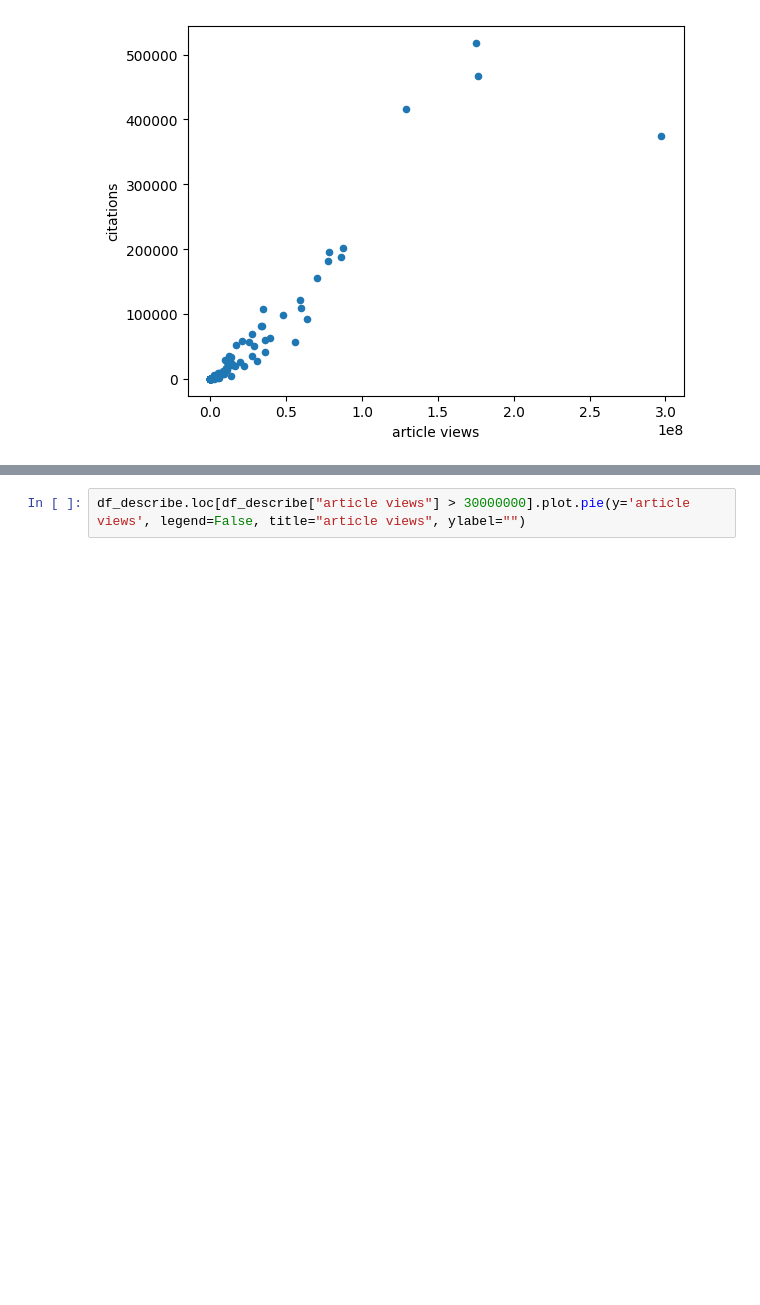
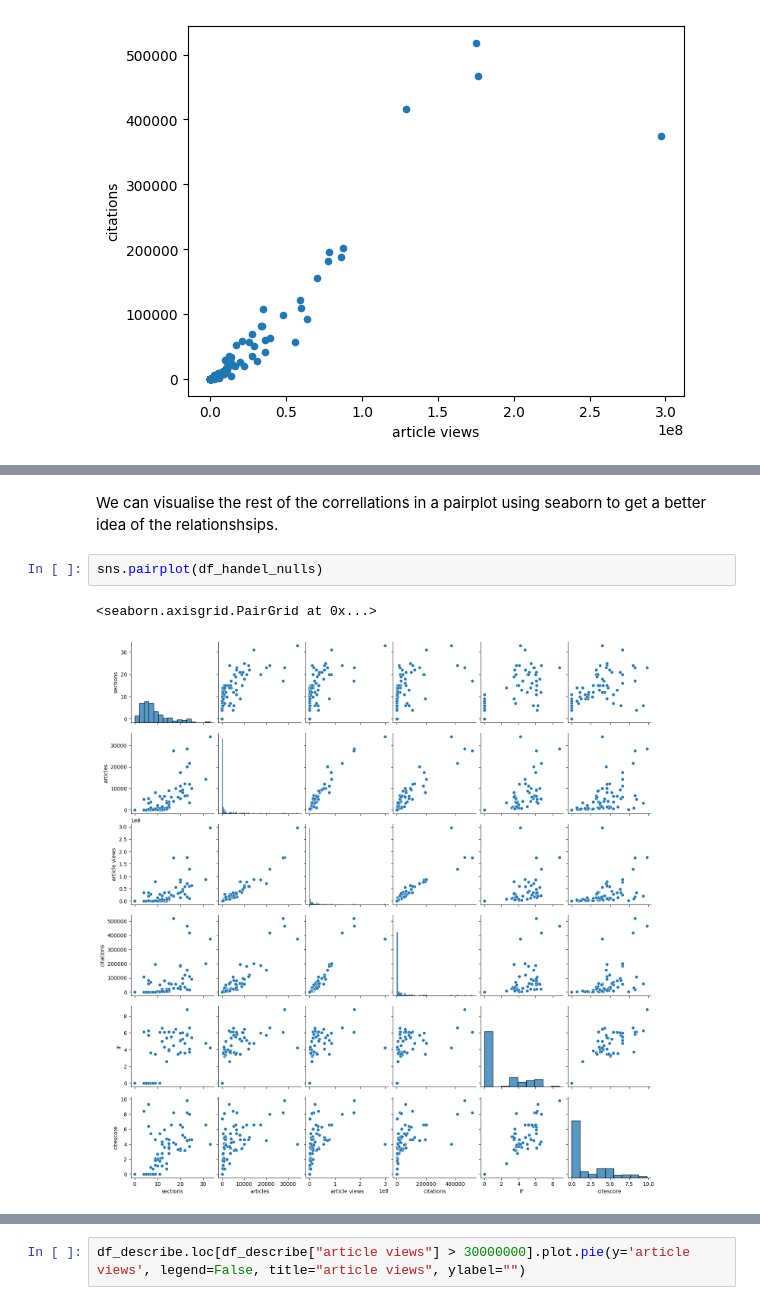
Before and after one commit to joshdev1/Frontiers, a Jupyter notebook: data_programming.ipynb, the cells around one changed output, grey strips where cells are left out. Drawn from its saved outputs; the diff is of its cells as text; blank space fills up the shorter version.

```diff
--- a/data_programming.ipynb
+++ b/data_programming.ipynb
@@ -254,0 +263,7 @@ df_handel_nulls["article views"].idxmax()
+# %% [markdown]
+We can visualise the rest of the correllations in a pairplot using seaborn to get a better idea of the relationshsips.
+# %%
+sns.pairplot(df_handel_nulls)
+# %% [output]
+<seaborn.axisgrid.PairGrid at 0x...>
+[figure, added]
```
Also changed, not shown: parts of 11 cells of this notebook.
